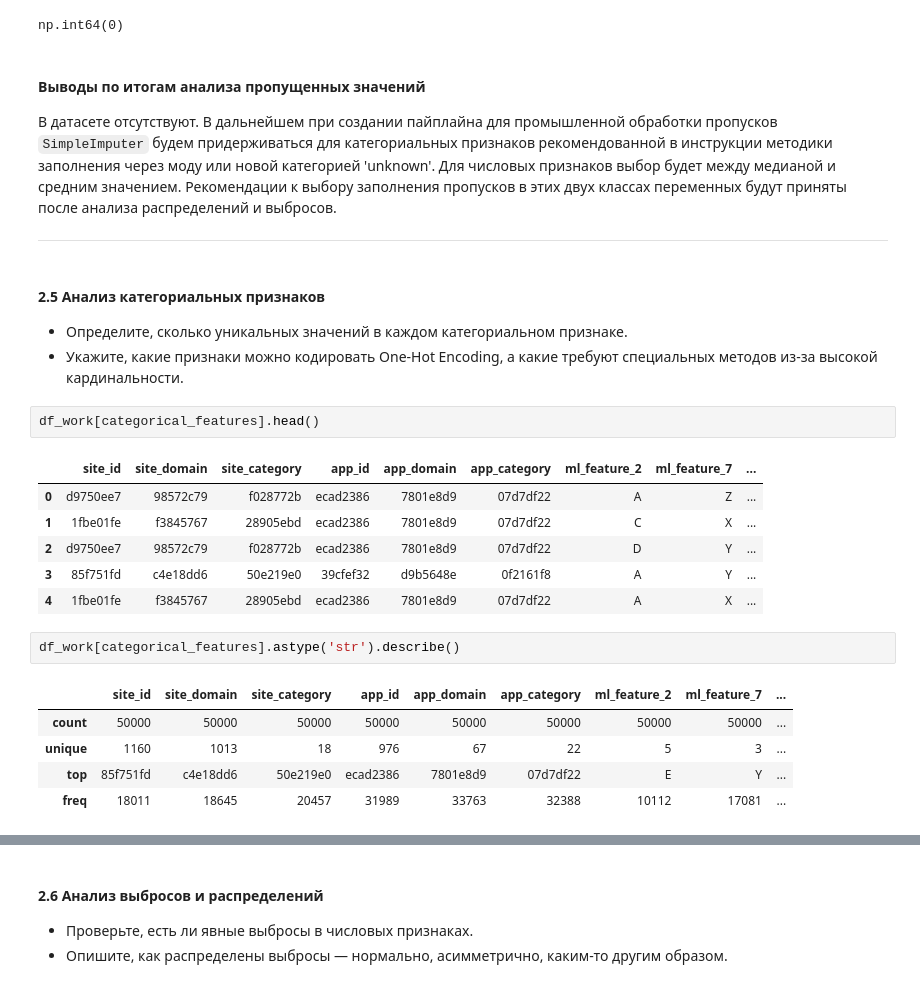
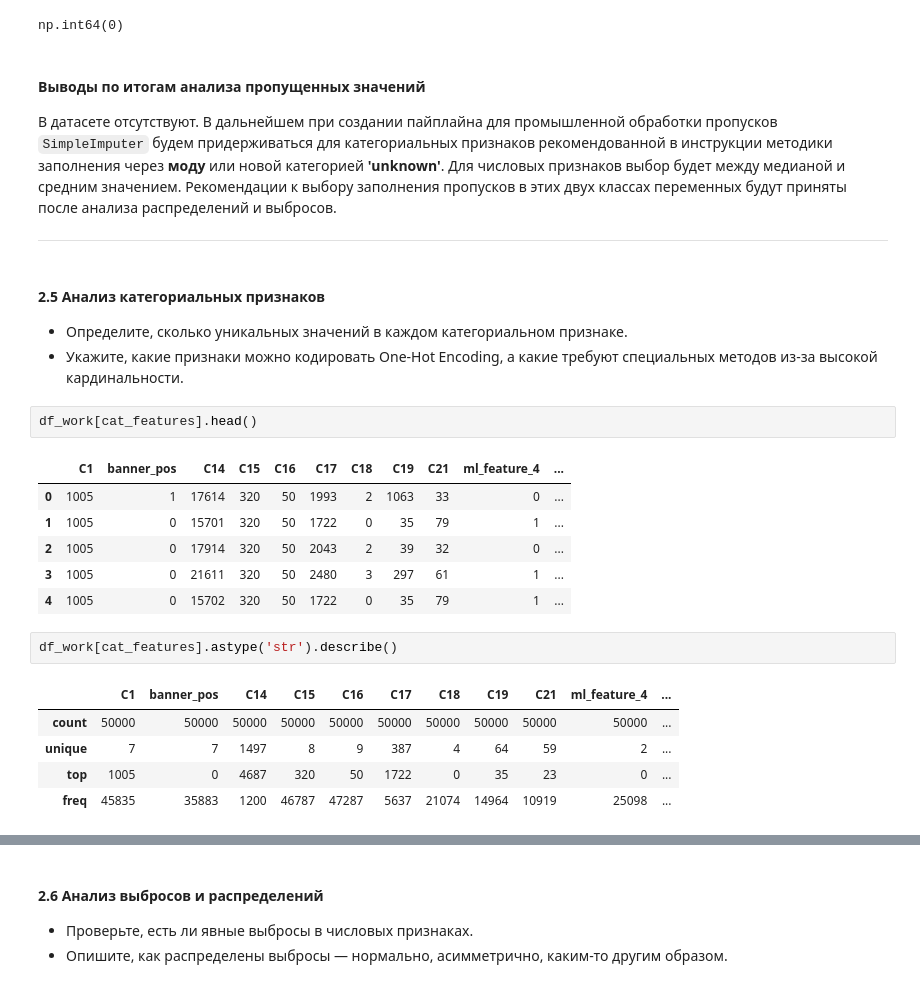
Before and after one commit to TemaQDX/sprint_12_project_advandex, a Jupyter notebook: sprint_12_project_advandex_Artem_Burov.ipynb, the cells around one changed output, grey strips where cells are left out. Drawn from its saved outputs; the diff is of its cells as text.

```diff
--- a/sprint_12_project_advandex_Artem_Burov.ipynb
+++ b/sprint_12_project_advandex_Artem_Burov.ipynb
@@ -568,28 +568,28 @@ np.int64(0)
 # %% [markdown]
 #### Выводы по итогам анализа пропущенных значений
 
-В датасете отсутствуют. В дальнейшем при создании пайплайна для промышленной обработки пропусков `SimpleImputer` будем придерживаться для категориальных признаков рекомендованной в инструкции методики заполнения через моду или новой категорией 'unknown'. Для числовых признаков выбор будет между медианой и средним значением. Рекомендации к выбору заполнения пропусков в этих двух классах переменных будут приняты после анализа распределений и выбросов.
+В датасете отсутствуют. В дальнейшем при создании пайплайна для промышленной обработки пропусков `SimpleImputer` будем придерживаться для категориальных признаков рекомендованной в инструкции методики заполнения через **моду** или новой категорией **'unknown'**. Для числовых признаков выбор будет между медианой и средним значением. Рекомендации к выбору заполнения пропусков в этих двух классах переменных будут приняты после анализа распределений и выбросов.
 ___
 # %% [markdown]
 #### 2.5 Анализ категориальных признаков
 - Определите, сколько уникальных значений в каждом категориальном признаке.
 - Укажите, какие признаки можно кодировать One-Hot Encoding, а какие требуют специальных методов из-за высокой кардинальности.
 # %%
-df_work[categorical_features].head()
+df_work[cat_features].head()
 # %% [output]
-|  | site_id | site_domain | site_category | app_id | app_domain | app_category | ml_feature_2 | ml_feature_7 | ... |
-| 0 | d9750ee7 | 98572c79 | f028772b | ecad2386 | 7801e8d9 | 07d7df22 | A | Z | ... |
-| 1 | 1fbe01fe | f3845767 | 28905ebd | ecad2386 | 7801e8d9 | 07d7df22 | C | X | ... |
-| 2 | d9750ee7 | 98572c79 | f028772b | ecad2386 | 7801e8d9 | 07d7df22 | D | Y | ... |
-| 3 | 85f751fd | c4e18dd6 | 50e219e0 | 39cfef32 | d9b5648e | 0f2161f8 | A | Y | ... |
-| 4 | 1fbe01fe | f3845767 | 28905ebd | ecad2386 | 7801e8d9 | 07d7df22 | A | X | ... |
+|  | C1 | banner_pos | C14 | C15 | C16 | C17 | C18 | C19 | C21 | ml_feature_4 | ... |
+| 0 | 1005 | 1 | 17614 | 320 | 50 | 1993 | 2 | 1063 | 33 | 0 | ... |
+| 1 | 1005 | 0 | 15701 | 320 | 50 | 1722 | 0 | 35 | 79 | 1 | ... |
+| 2 | 1005 | 0 | 17914 | 320 | 50 | 2043 | 2 | 39 | 32 | 0 | ... |
+| 3 | 1005 | 0 | 21611 | 320 | 50 | 2480 | 3 | 297 | 61 | 1 | ... |
+| 4 | 1005 | 0 | 15702 | 320 | 50 | 1722 | 0 | 35 | 79 | 1 | ... |
 # %%
-df_work[categorical_features].astype('str').describe()
+df_work[cat_features].astype('str').describe()
 # %% [output]
-|  | site_id | site_domain | site_category | app_id | app_domain | app_category | ml_feature_2 | ml_feature_7 | ... |
-| count | 50000 | 50000 | 50000 | 50000 | 50000 | 50000 | 50000 | 50000 | ... |
-| unique | 1160 | 1013 | 18 | 976 | 67 | 22 | 5 | 3 | ... |
-| top | 85f751fd | c4e18dd6 | 50e219e0 | ecad2386 | 7801e8d9 | 07d7df22 | E | Y | ... |
-| freq | 18011 | 18645 | 20457 | 31989 | 33763 | 32388 | 10112 | 17081 | ... |
+|  | C1 | banner_pos | C14 | C15 | C16 | C17 | C18 | C19 | C21 | ml_feature_4 | ... |
+| count | 50000 | 50000 | 50000 | 50000 | 50000 | 50000 | 50000 | 50000 | 50000 | 50000 | ... |
+| unique | 7 | 7 | 1497 | 8 | 9 | 387 | 4 | 64 | 59 | 2 | ... |
+| top | 1005 | 0 | 4687 | 320 | 50 | 1722 | 0 | 35 | 23 | 0 | ... |
+| freq | 45835 | 35883 | 1200 | 46787 | 47287 | 5637 | 21074 | 14964 | 10919 | 25098 | ... |
 # %%
 # Проверяем уникальные значения в столбцах
```
Also changed, not shown: parts of 14 cells of this notebook.
